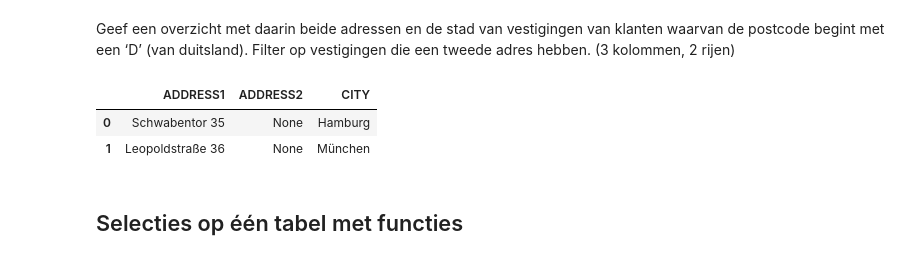
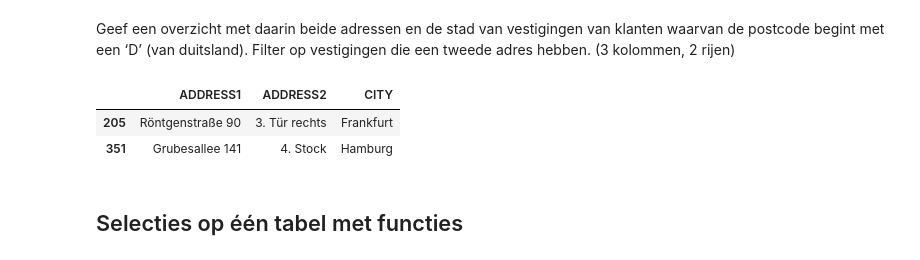
Before and after one commit to david1law/DEDS_Portfolio, a Jupyter notebook: Practicum_2.3_Opdrachten.ipynb, the cells around one changed output. Saved outputs shown, nothing was run; the diff lists cells and outputs as text; code cells hidden in the pictures.

```diff
--- a/Practicum_2.3_Opdrachten.ipynb
+++ b/Practicum_2.3_Opdrachten.ipynb
@@ -135,12 +136,12 @@ pd.DataFrame(country.loc[currency, ['COUNTRY']].sort_values(by=['COUNTRY']))
 # %% [markdown]
 Geef een overzicht met daarin beide adressen en de stad van vestigingen van klanten waarvan de postcode begint met een ‘D’ (van duitsland). Filter op vestigingen die een tweede adres hebben. (3 kolommen, 2 rijen)
 # %%
-filter = (sales_branch['POSTAL_ZONE'].str.startswith('D')) #& (sales_branch['ADDRESS2'].notna())
-pd.DataFrame(sales_branch.loc[filter, ['ADDRESS1', 'ADDRESS2', 'CITY']])
+filter = (retailer_site['POSTAL_ZONE'].str.startswith('D')) & (retailer_site['ADDRESS2'].notna())
+pd.DataFrame(retailer_site.loc[filter, ['ADDRESS1', 'ADDRESS2', 'CITY']])
 # %% [output]
 |  | ADDRESS1 | ADDRESS2 | CITY |
-| 0 | Schwabentor 35 | None | Hamburg |
-| 1 | Leopoldstraße 36 | None | München |
+| 205 | Röntgenstraße 90 | 3. Tür rechts | Frankfurt |
+| 351 | Grubesallee 141 | 4. Stock | Hamburg |
 # %% [markdown]
 ## Selecties op één tabel met functies
 # %% [markdown]
```
Also changed, not shown: parts of 8 cells of this notebook.
